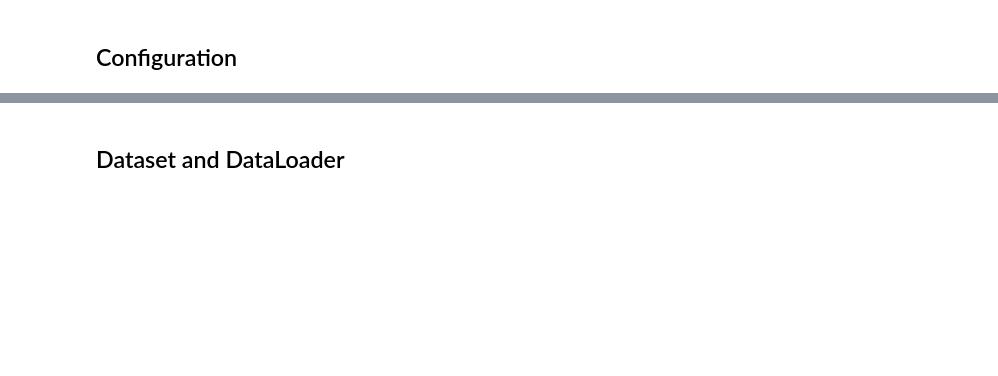
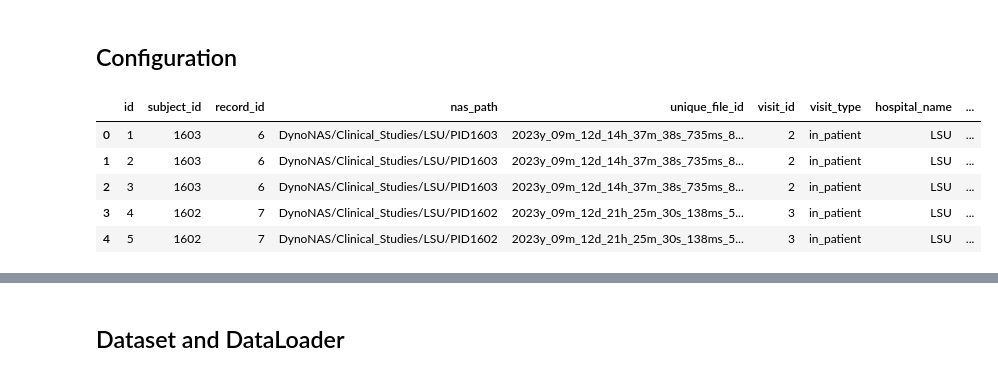
Before and after one commit to poojar25/Distraction1, a Jupyter notebook: Benefit_of_Distraction-master1/get_Dyno/training/Train_LinearTransformer.ipynb, the cells around one changed output, grey strips where cells are left out. Saved outputs shown, nothing was run; the diff lists cells and outputs as text; code cells hidden in the pictures; blank space fills up the shorter version.

```diff
--- a/Benefit_of_Distraction-master1/get_Dyno/training/Train_LinearTransformer.ipynb
+++ b/Benefit_of_Distraction-master1/get_Dyno/training/Train_LinearTransformer.ipynb
@@ -56,0 +88,18 @@ os.makedirs(config.checkpoint_dir, exist_ok=True)
+# %%
+DataSegments = pd.read_csv(os.path.expanduser('~/DynoNAS/DatabaseTables/DataSegments.csv'))
+display(DataSegments.head())
+
+sid = '2024y_03m_14d_12h_14m_19s_787ms_358us_tracking_0'
+
+cond1 = DataSegments['unique_file_id'] == sid.partition('us')[0] + sid.partition('us')[1]
+cond2  = DataSegments['relative_idx'] == int(sid[-1])
+cond3 = DataSegments['type'] == 'tracking'
+subject_id = DataSegments[cond1 & cond2 & cond3]
+display(subject_id)
+# %% [output]
+|  | id | subject_id | record_id | nas_path | unique_file_id | visit_id | visit_type | hospital_name | ... |
+| 0 | 1 | 1603 | 6 | DynoNAS/Clinical_Studies/LSU/PID1603 | 2023y_09m_12d_14h_37m_38s_735ms_8... | 2 | in_patient | LSU | ... |
+| 1 | 2 | 1603 | 6 | DynoNAS/Clinical_Studies/LSU/PID1603 | 2023y_09m_12d_14h_37m_38s_735ms_8... | 2 | in_patient | LSU | ... |
+| 2 | 3 | 1603 | 6 | DynoNAS/Clinical_Studies/LSU/PID1603 | 2023y_09m_12d_14h_37m_38s_735ms_8... | 2 | in_patient | LSU | ... |
+| 3 | 4 | 1602 | 7 | DynoNAS/Clinical_Studies/LSU/PID1602 | 2023y_09m_12d_21h_25m_30s_138ms_5... | 3 | in_patient | LSU | ... |
+| 4 | 5 | 1602 | 7 | DynoNAS/Clinical_Studies/LSU/PID1602 | 2023y_09m_12d_21h_25m_30s_138ms_5... | 3 | in_patient | LSU | ... |
```
Also changed, not shown: parts of 6 cells of this notebook.
